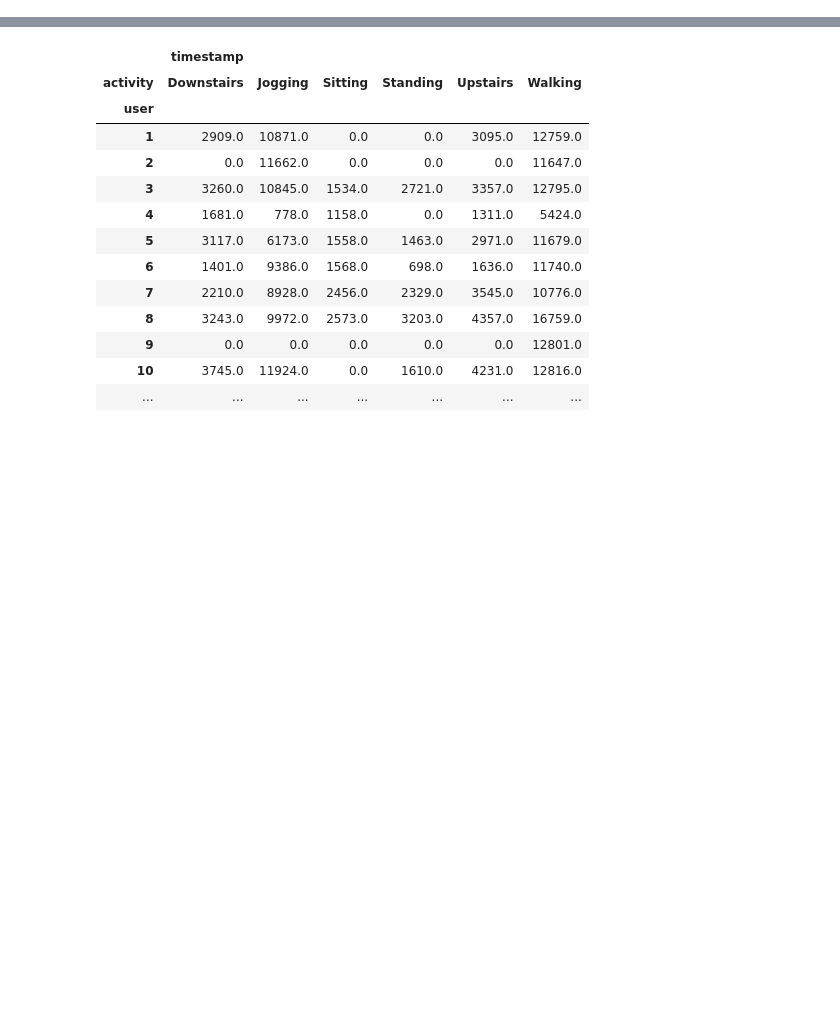
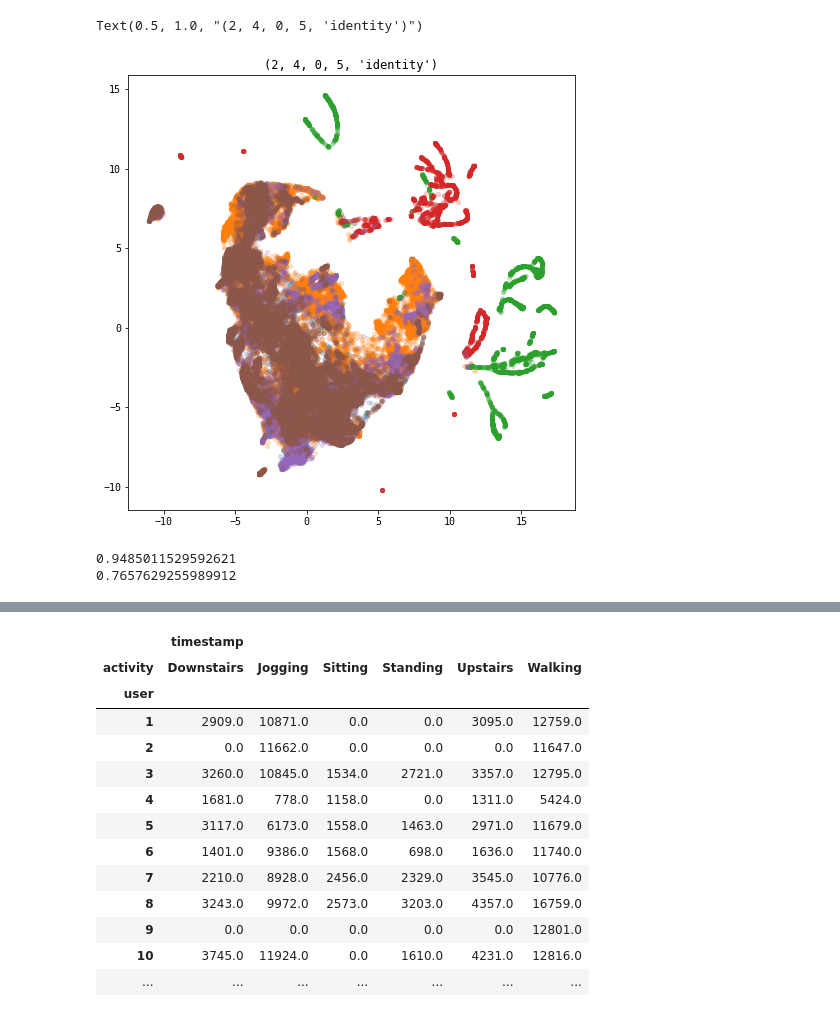
Before and after one commit to sinwall/geoml, a Jupyter notebook: wisdm.ipynb, the cells around one changed output, grey strips where cells are left out. Cells and saved outputs as stored; diff of their text form; code cells hidden in the pictures; blank space fills up the shorter version.

```diff
--- a/wisdm.ipynb
+++ b/wisdm.ipynb
@@ -52,6 +97,44 @@ y = label_encoder.fit_transform(seg_acts)
+# %%
+from tools import Embedder, SineFilter
+
+key = (2, 4, 0, 5, 'identity')
+seg_dur, lag, reduce, dim_raw, method = key
+preprocessor = Preprocessor(seg_dur=seg_dur)
+X, y = preprocessor.transform(df)
+embedder = Embedder(lag=lag, reduce=reduce, dim_raw=dim_raw, channel_last=True)
+pts = embedder.transform(X)
+weights = np.load(f'../output/w_WISDM/{key}_20221110.npy')
+# weights = np.ones(pts.shape[:-1] + (1, ))
+sine_filter = SineFilter(dim=pts.shape[-1], n_filters=16, random_state=42)
+scale = np.average(np.linalg.norm(pts, axis=-1, keepdims=True), axis=-2, weights=weights/np.sum(weights, axis=-2, keepdims=True))[...,np.newaxis]
+fs = sine_filter.apply(pts/scale, weights)
+# %%
+from umap import UMAP
+
+reducer = UMAP(random_state=42)
+usr = 36
+fs_red_small = reducer.fit_transform(fs)
+plt.figure(figsize=(8, 8))
+for i in range(np.max(y)+1):
+    plt.scatter(*fs_red_small[(y==i)].T, s=16., c=f'C{i}', alpha=0.2)
+plt.title(key)
+# %% [output]
+Text(0.5, 1.0, "(2, 4, 0, 5, 'identity')")
+[figure, added]
 # %%
+from sklearn.svm import SVC
+
 rng = np.random.default_rng(42)
 usrs_test = rng.choice(users, 6, replace=False)
-mask_test = np.isin(seg_usrs, usrs_test)
-X_train, X_test = X[~mask_test], X[mask_test]
-y_train, y_test = y[~mask_test], y[mask_test]
+mask_test = np.isin(preprocessor.seg_usrs, usrs_test)
+
+X_train, y_train = fs[~mask_test], y[~mask_test]
+X_test, y_test = fs[mask_test], y[mask_test]
+
+model = SVC(C=1e3)
+model.fit(X_train, y_train)
+print(np.mean(model.predict(X_train) == y_train))
+print(np.mean(model.predict(X_test) == y_test))
+# %% [output]
+0.9485011529592621
+0.7657629255989912
```
Also changed, not shown: parts of 10 cells of this notebook.
